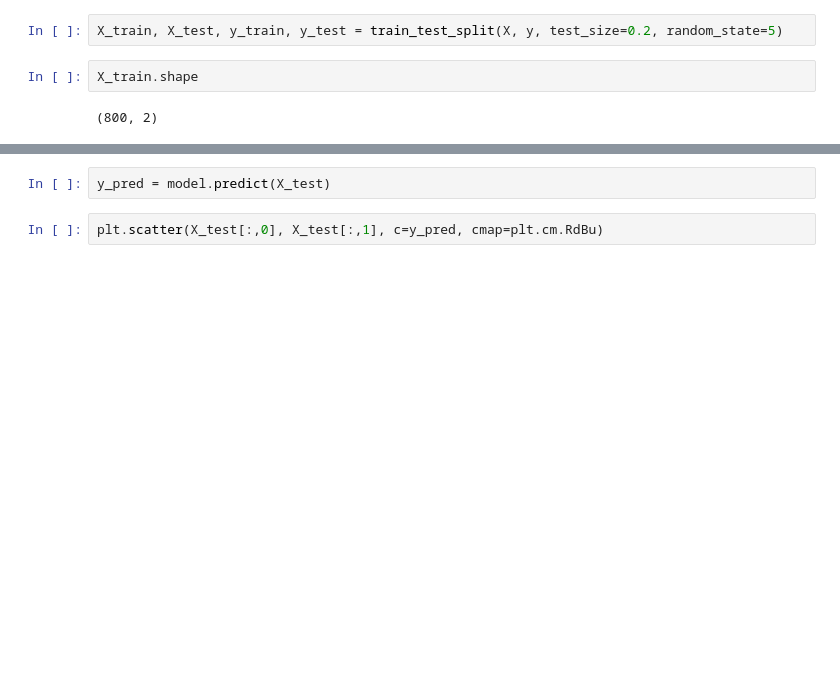
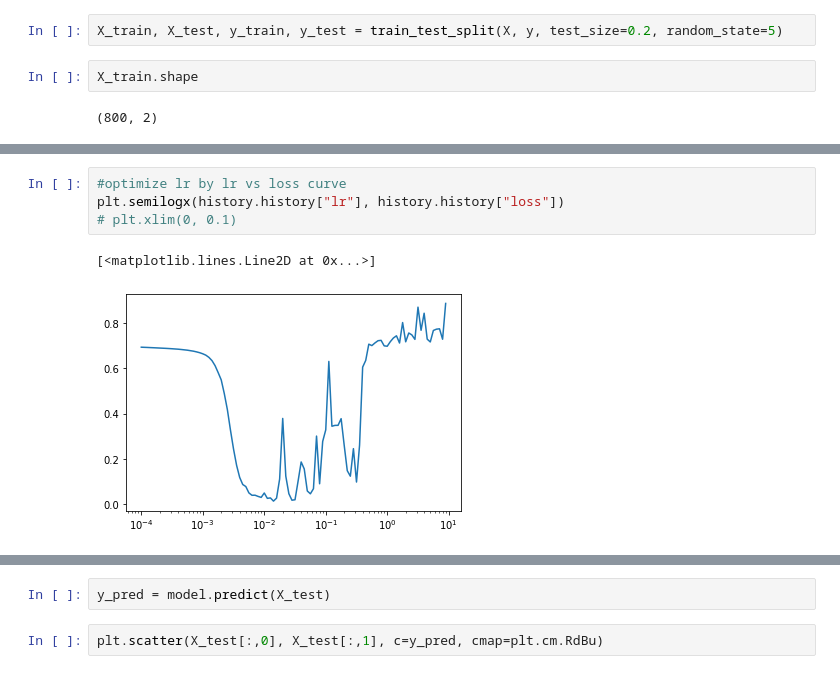
Before and after one commit to jasonstoy/TensorFlow, a Jupyter notebook: 6. Classification with Tensorflow.ipynb, the cells around one changed output, grey strips where cells are left out. Saved outputs shown, nothing was run; the diff lists cells and outputs as text; blank space fills up the shorter version.

```diff
--- a/6. Classification with Tensorflow.ipynb
+++ b/6. Classification with Tensorflow.ipynb
@@ -97,3 +113,10 @@ pd.DataFrame(history.history).plot()
+# %%
+#optimize lr by lr vs loss curve
+plt.semilogx(history.history["lr"], history.history["loss"])
+# plt.xlim(0, 0.1)
+# %% [output]
+[<matplotlib.lines.Line2D at 0x...>]
+[figure, added]
 # %%
 model.evaluate(X_test, y_test)
 # %% [output]
```
Also changed, not shown: parts of 12 cells of this notebook.
